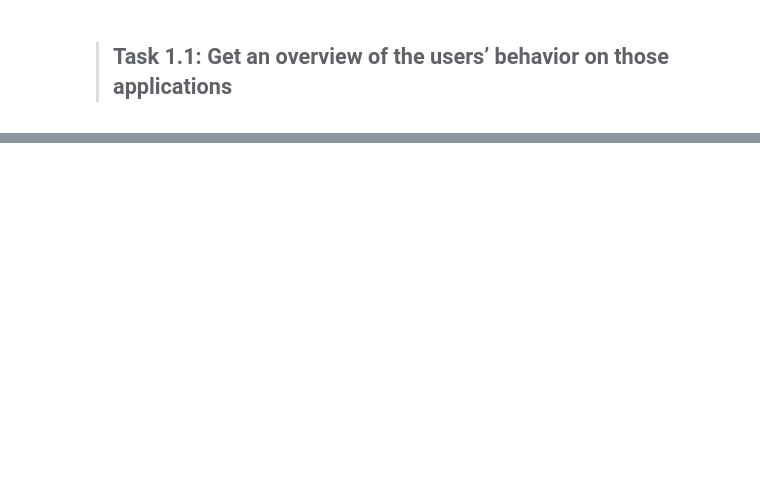
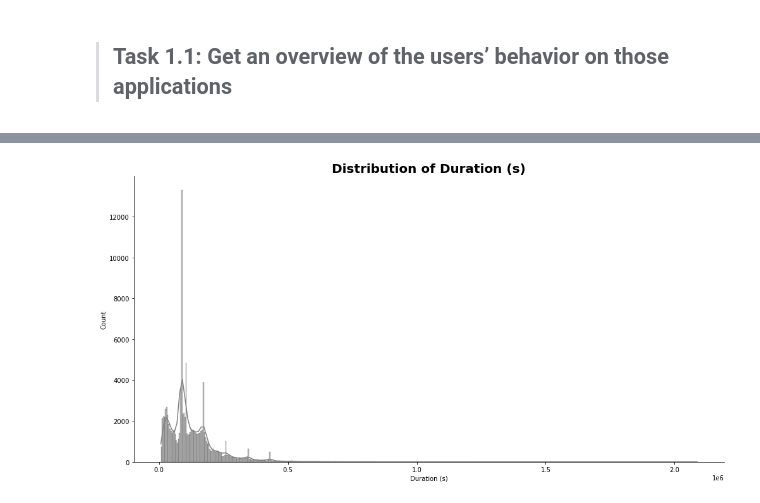
Before and after one commit to sidoine-dako/User-Analytics-Telecom-Industry, a Jupyter notebook: notebook/Task_01.ipynb, the cells around one changed output, grey strips where cells are left out. Saved outputs shown, nothing was run; the diff lists cells and outputs as text; code cells hidden in the pictures; blank space fills up the shorter version.

```diff
--- a/notebook/Task_01.ipynb
+++ b/notebook/Task_01.ipynb
@@ -162,5 +147,5 @@ dfDataProc.missing_values(verbose=False)[0]
 # %%
 DataByte = extract_data(dfData)
 # %%
-DataApp = DataByte.merge_data('IMSI')
-DataApp
+DataUser = DataByte.merge_data('IMSI')
+DataUser
@@ -179,0 +167,11 @@ IQR['Bearer Id']
+# %%
+# Function to convert seconds into hours
+def convert_sec_to_hour(df,duration_col):
+    """This function converts the duration (s) into hours"""
+    hour = 3600
+    df.loc[:,duration_col] = df.loc[:,duration_col]/hour
+    return df.loc[:,duration_col]
+# %%
+DataUser.loc[:,"Duration (s)"] = convert_sec_to_hour(DataUser,"Duration (s)")
+DataUser.rename(columns={'Duration (s)':'Duration (hrs)'})
+DataUser
@@ -179,0 +261,4 @@ IQR['Bearer Id']
+# %%
+plot_hist(DataUser,"Duration (s)","grey")
+# %% [output]
+[figure, added]
```
Also changed, not shown: parts of 33 cells of this notebook.
